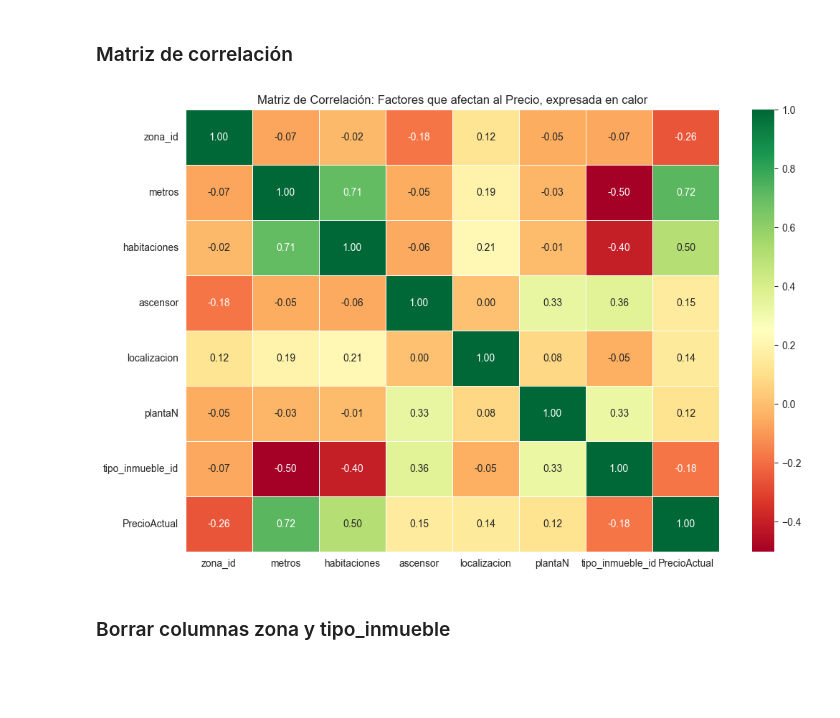
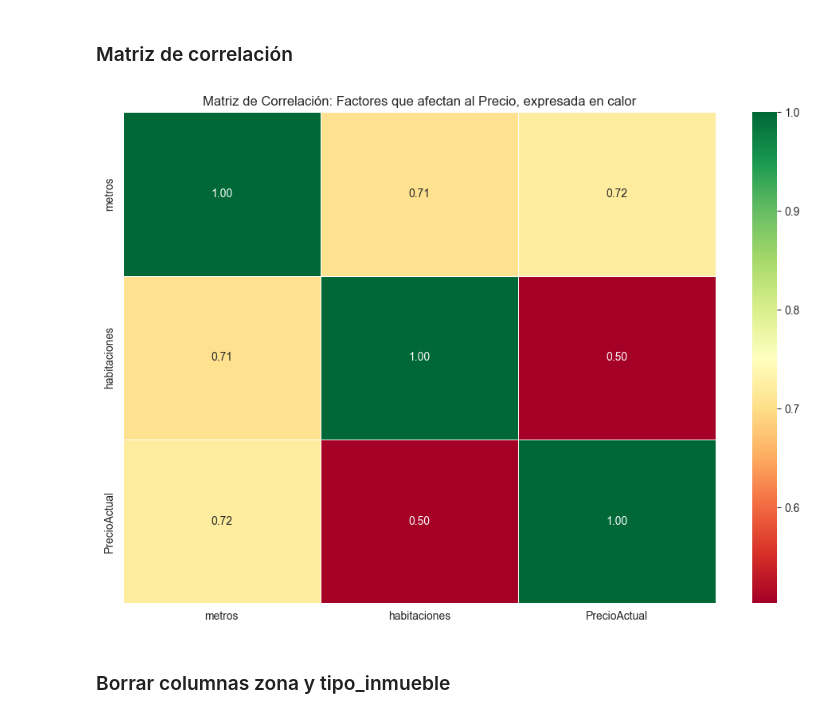
Before and after one commit to Bootcamp-IA-P6/ia-regression-project-team-2, a Jupyter notebook: dataClean.ipynb, the cells around one changed output. Cells and saved outputs as stored; diff of their text form; code cells hidden in the pictures; blank space fills up the shorter version.

```diff
--- a/dataClean.ipynb
+++ b/dataClean.ipynb
@@ -585,22 +508,22 @@ Name: count, dtype: int64
 # %%
-# Convertir la columna localizacion a int
-df_clean['localizacion'] = df_clean['localizacion'].astype(int)
+# # Convertir la columna localizacion a int
+# df_clean['localizacion'] = df_clean['localizacion'].astype(int)
 # %% [markdown]
 ### Columna plantaN poner NO_APLICA a 0
 # %%
-# Poner los siguientes valores según localizacion : NO_APLICA = 0
-df_clean['plantaN'] = df_clean['plantaN'].replace('NO_APLICA', '0')
+# # Poner los siguientes valores según localizacion : NO_APLICA = 0
+# df_clean['plantaN'] = df_clean['plantaN'].replace('NO_APLICA', '0')
 # %%
-# Convertir la columna plantaN a float
-df_clean['plantaN'] = df_clean['plantaN'].astype(float)
+# # Convertir la columna plantaN a float
+# df_clean['plantaN'] = df_clean['plantaN'].astype(float)
 # %% [markdown]
 ### Numerar tipo_inmueble en columna nueva tipo_inmueble_id
 # %%
-df_clean['tipo_inmueble_id'] = df_clean['tipo_inmueble'].astype('category').cat.codes
+# df_clean['tipo_inmueble_id'] = df_clean['tipo_inmueble'].astype('category').cat.codes
 
-df_clean['tipo_inmueble_id'] = df_clean['tipo_inmueble_id'] + 1
+# df_clean['tipo_inmueble_id'] = df_clean['tipo_inmueble_id'] + 1
 
-display(df_clean[['tipo_inmueble', 'tipo_inmueble_id']].drop_duplicates().head(10))
+# display(df_clean[['tipo_inmueble', 'tipo_inmueble_id']].drop_duplicates().head(10))
 
-with pd.option_context('display.max_rows', None):
-    display(df_clean[['tipo_inmueble_id', 'tipo_inmueble']].drop_duplicates().sort_values('tipo_inmueble_id'))
+# with pd.option_context('display.max_rows', None):
+#     display(df_clean[['tipo_inmueble_id', 'tipo_inmueble']].drop_duplicates().sort_values('tipo_inmueble_id'))
@@ -708,17 +606,18 @@ plt.show()
 # %%
 #import seaborn as sns
 #import matplotlib.pyplot as plt
 
-cols_para_corr = ['zona_id', 'metros', 'habitaciones', 'ascensor', 'localizacion', 'plantaN', 'tipo_inmueble_id', 'PrecioActual']
+#cols_para_corr = ['zona_id', 'metros', 'habitaciones', 'ascensor', 'localizacion', 'plantaN', 'tipo_inmueble_id', 'PrecioActual']
+cols_para_corr = [ 'metros', 'habitaciones', 'PrecioActual']
 matriz = df_clean[cols_para_corr].corr()
 
 plt.figure(figsize=(12, 8))
 sns.heatmap(matriz, annot=True, cmap='RdYlGn', fmt=".2f", linewidths=0.5)
 
 plt.title("Matriz de Correlación: Factores que afectan al Precio, expresada en calor")
 plt.show()
 # %% [output]
-[figure, old version]
+[figure, new version]
 # %% [markdown]
 ### Borrar columnas zona y tipo_inmueble
 # %%
```
Also changed, not shown: parts of 19 cells of this notebook, 2 other files.
